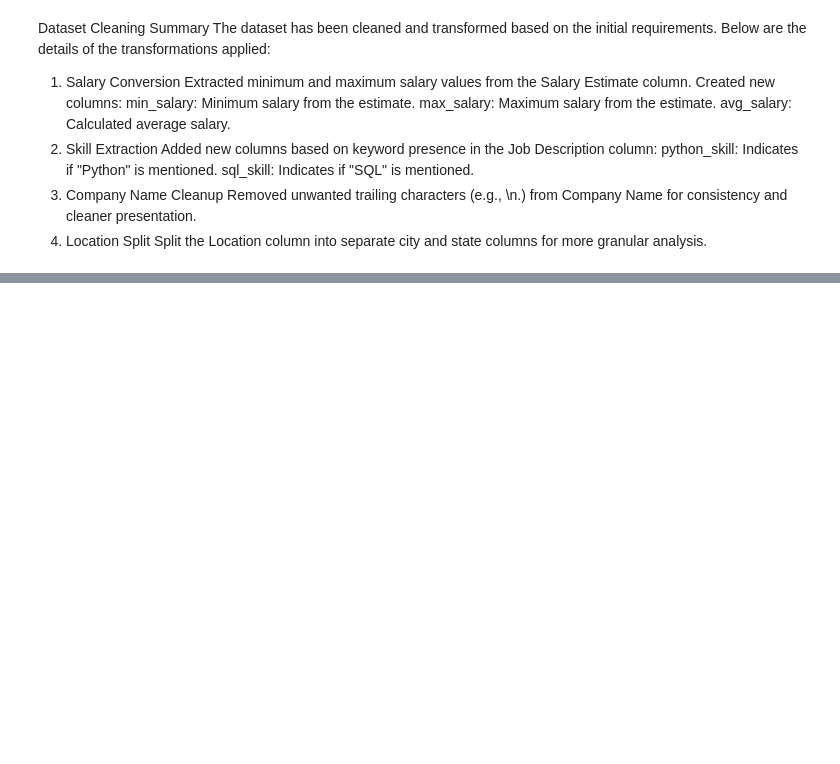
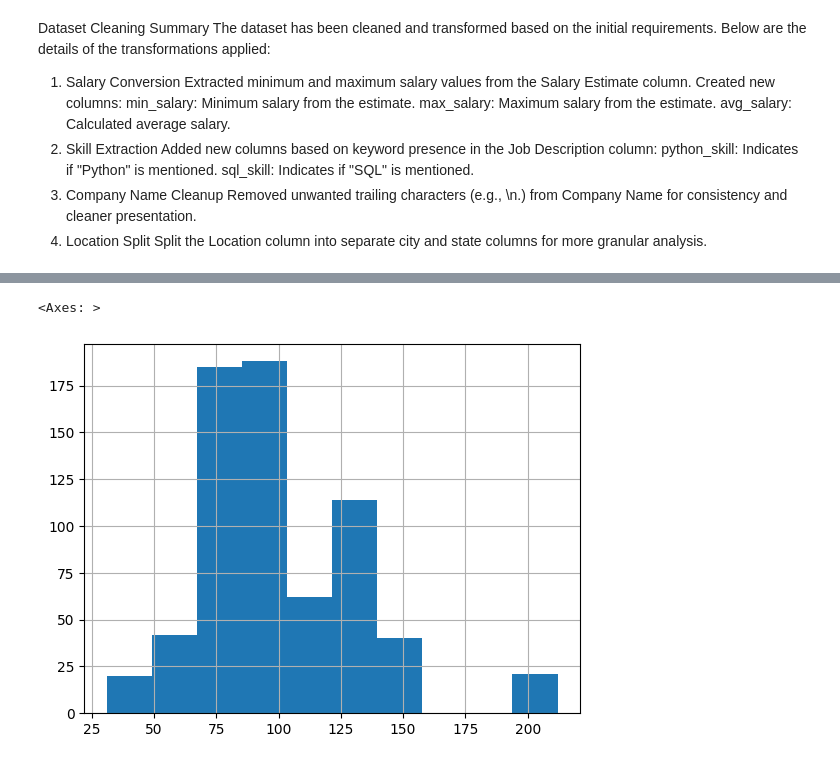
Before and after one commit to kredd10/dataport, a Jupyter notebook: data cleaning and transformation.ipynb, the cells around one changed output, grey strips where cells are left out. Drawn from its saved outputs; the diff is of its cells as text; code cells hidden in the pictures; blank space fills up the shorter version.

```diff
--- a/data cleaning and transformation.ipynb
+++ b/data cleaning and transformation.ipynb
@@ -102,0 +126,5 @@ Split the Location column into separate city and state columns for more granular
+# %%
+df.min_salary.hist()
+# %% [output]
+<Axes: >
+[figure, added]
```
Also changed, not shown: parts of 12 cells of this notebook, 3 other files.
